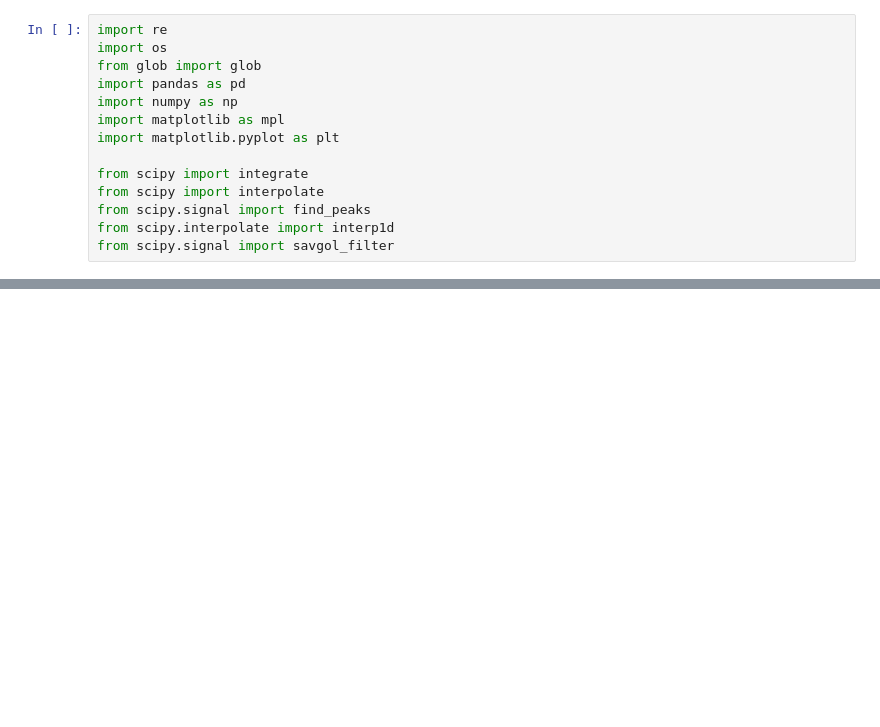
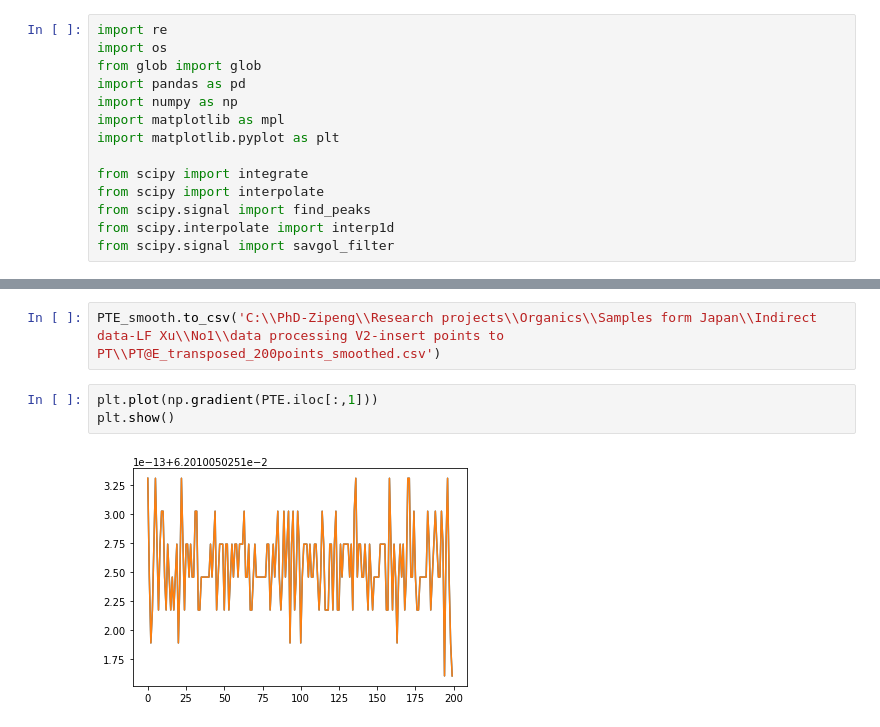
Before and after one commit to liuzipenguk/data-processing, a Jupyter notebook: PT insert points.ipynb, the cells around one changed output, grey strips where cells are left out. Drawn from its saved outputs; the diff is of its cells as text; blank space fills up the shorter version.

```diff
--- a/PT insert points.ipynb
+++ b/PT insert points.ipynb
@@ -45,0 +75,7 @@ PTE.to_csv(output_path)
+# %%
+PTE_smooth.to_csv('C:\\PhD-Zipeng\\Research projects\\Organics\\Samples form Japan\\Indirect data-LF Xu\\No1\\data processing V2-insert points to PT\\PT@E_transposed_200points_smoothed.csv')
+# %%
+plt.plot(np.gradient(PTE.iloc[:,1]))
+plt.show()
+# %% [output]
+[figure, added]
```
Also changed, not shown: parts of 4 cells of this notebook.
